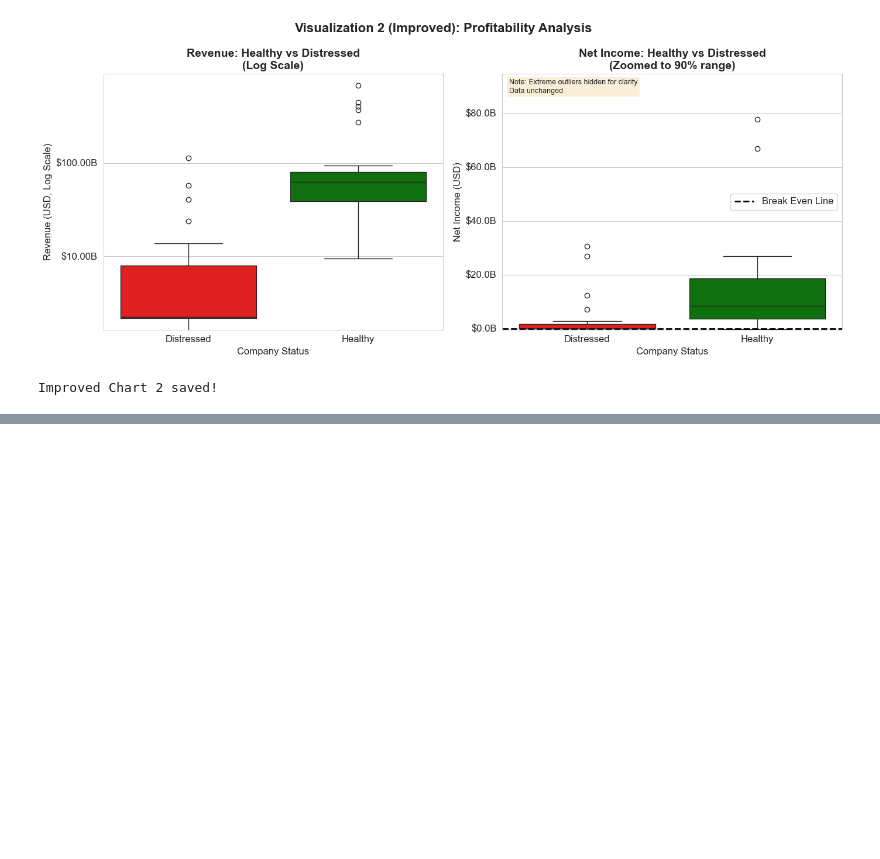
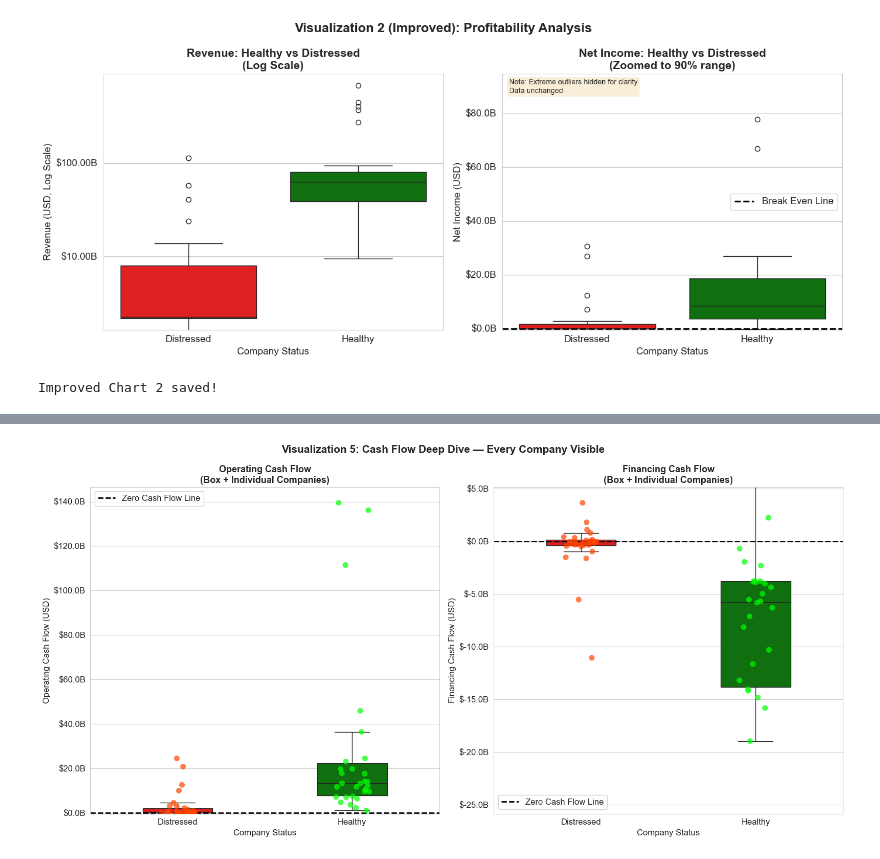
Before and after one commit to hesamtaleb/financial-health-warning-system, a Jupyter notebook: notebooks/financial_eda.ipynb, the cells around one changed output, grey strips where cells are left out. Drawn from its saved outputs; the diff is of its cells as text; code cells hidden in the pictures; blank space fills up the shorter version.

```diff
--- a/notebooks/financial_eda.ipynb
+++ b/notebooks/financial_eda.ipynb
@@ -646,0 +899,96 @@ Improved Chart 2 saved!
+# %%
+# Cell 13 — Visualization 5: Operating Cash Flow Deep Dive
+# Box plot + Strip plot combined
+# Strip plot shows every individual company as a dot
+# This gives us the most detailed view of our strongest signal
+
+fig, axes = plt.subplots(1, 2, figsize=(16, 8))
+
+# ── Chart 1: Operating Cash Flow — Box + Strip ──
+# Box plot first — shows overall distribution
+sns.boxplot(
+    data=df_clean,
+    x='status',
+    y='NetCashProvidedByUsedInOperatingActivities',
+    palette={'Healthy': 'green', 'Distressed': 'red'},
+    ax=axes[0],
+    width=0.4,
+    flierprops=dict(marker='', alpha=0)  # hide default outlier dots
+)
+
+# Strip plot on top — shows every individual company
+sns.stripplot(
+    data=df_clean,
+    x='status',
+    y='NetCashProvidedByUsedInOperatingActivities',
+    palette={'Healthy': '#00FF00', 'Distressed': '#FF4500'},    ax=axes[0],
+    size=8,           # size of each dot
+    alpha=0.7,        # transparency
+    jitter=True       # spread dots horizontally so they don't overlap
+)
+
+# Add break even line
+axes[0].axhline(y=0, color='black', linestyle='--',
+                linewidth=2, label='Zero Cash Flow Line')
+
+# Zoom to 95% range
+upper = df_clean['NetCashProvidedByUsedInOperatingActivities'].quantile(0.95)
+lower = df_clean['NetCashProvidedByUsedInOperatingActivities'].quantile(0.05)
+axes[0].set_ylim(lower * 1.3, upper * 1.3)
+
+axes[0].set_title('Operating Cash Flow\n(Box + Individual Companies)',
+                   fontsize=13, fontweight='bold')
+axes[0].set_xlabel('Company Status')
+axes[0].set_ylabel('Operating Cash Flow (USD)')
+axes[0].yaxis.set_major_formatter(
+    plt.FuncFormatter(lambda x, p: f'${x/1e9:.1f}B')
+)
+axes[0].legend()
+
+# ── Chart 2: Financing Cash Flow — same approach ──
+# Financing cash flow shows how companies raise or pay back money
+# Distressed companies often raise desperate financing before collapse
+sns.boxplot(
+    data=df_clean,
+    x='status',
+    y='NetCashProvidedByUsedInFinancingActivities',
+    palette={'Healthy': 'green', 'Distressed': 'red'},
+    ax=axes[1],
+    width=0.4,
+    flierprops=dict(marker='', alpha=0)
+)
+sns.stripplot(
+    data=df_clean,
+    x='status',
+    y='NetCashProvidedByUsedInFinancingActivities',
+    palette={'Healthy': '#00FF00', 'Distressed': '#FF4500'},    ax=axes[1],
+    size=8,
+    alpha=0.7,
+    jitter=True
+)
+
+axes[1].axhline(y=0, color='black', linestyle='--',
+                linewidth=2, label='Zero Cash Flow Line')
+
+upper2 = df_clean['NetCashProvidedByUsedInFinancingActivities'].quantile(0.95)
+lower2 = df_clean['NetCashProvidedByUsedInFinancingActivities'].quantile(0.05)
+axes[1].set_ylim(lower2 * 1.3, upper2 * 1.3)
+
+axes[1].set_title('Financing Cash Flow\n(Box + Individual Companies)',
+                   fontsize=13, fontweight='bold')
+axes[1].set_xlabel('Company Status')
+axes[1].set_ylabel('Financing Cash Flow (USD)')
+axes[1].yaxis.set_major_formatter(
+    plt.FuncFormatter(lambda x, p: f'${x/1e9:.1f}B')
+)
+axes[1].legend()
+
+plt.suptitle('Visualization 5: Cash Flow Deep Dive — Every Company Visible',
+             fontsize=15, fontweight='bold')
+plt.tight_layout()
+plt.savefig('../reports/figures/viz5_cashflow_deepdive.png',
+            dpi=150, bbox_inches='tight')
+plt.show()
+print("Chart 5 saved!")
+# %% [output]
+[figure, added]
```
Also changed, not shown: parts of 8 cells of this notebook, 3 other files.
